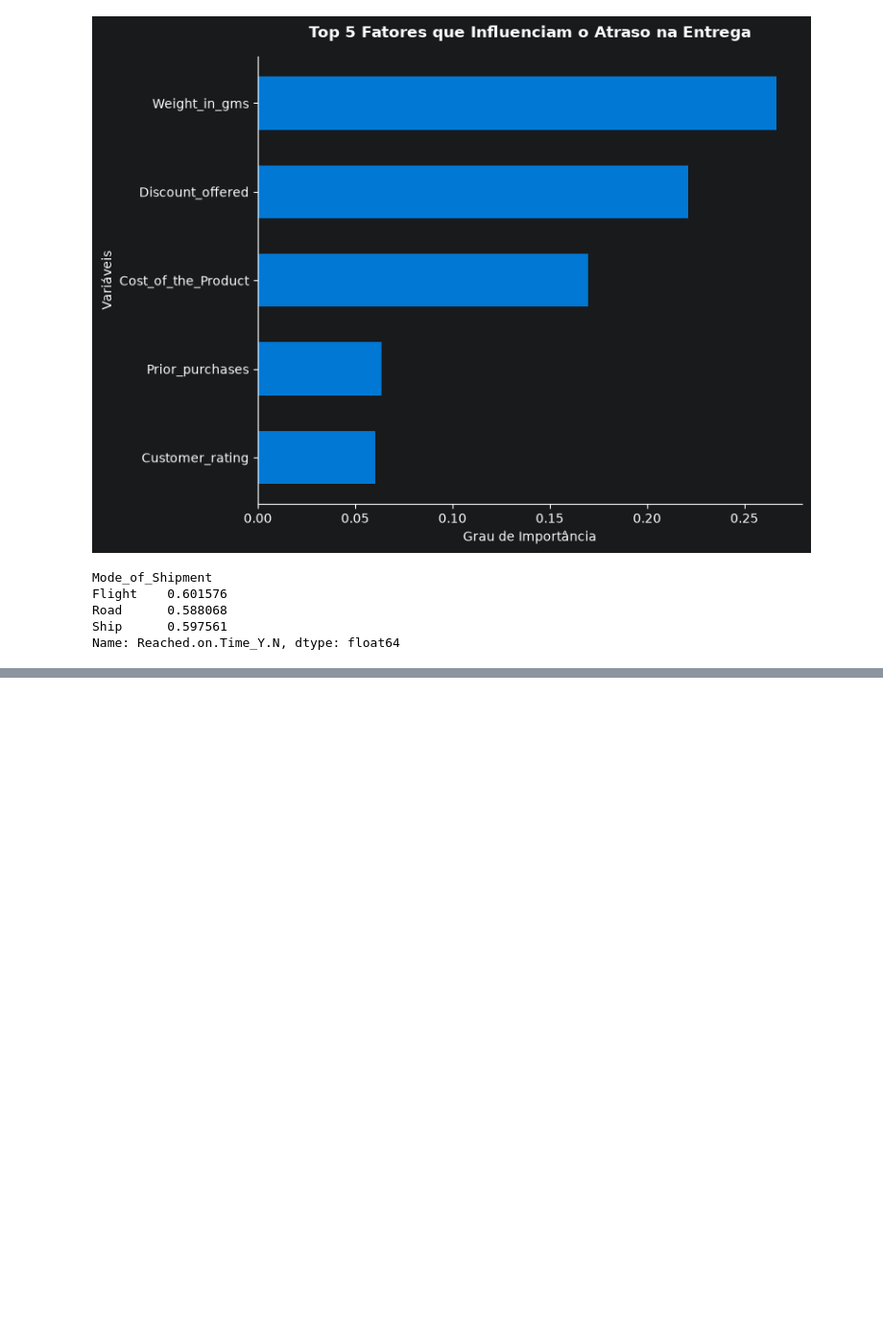
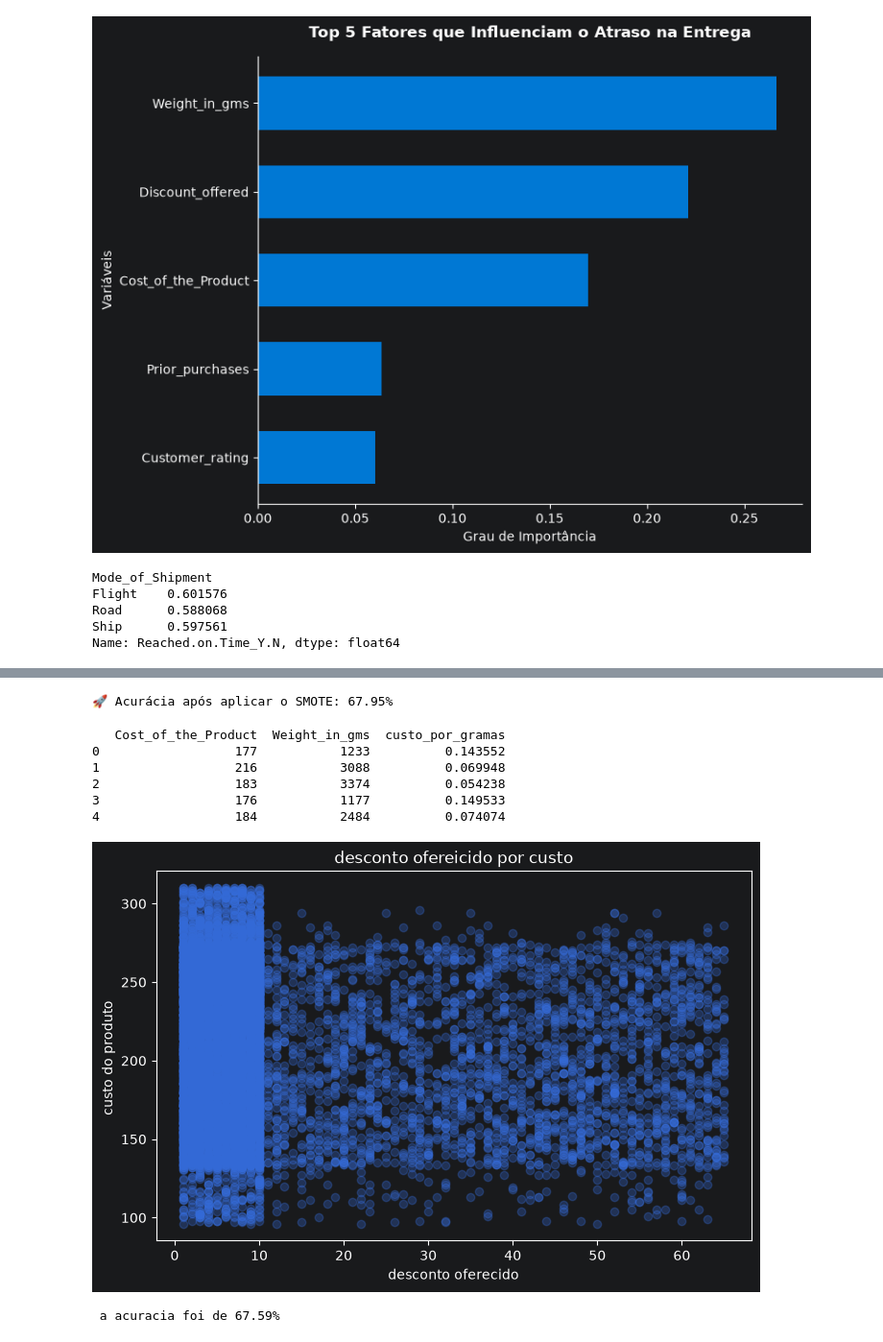
Before and after one commit to matheuspelegrinim-blip/PyCharmMiscProject, a Jupyter notebook: analise.ipynb, the cells around one changed output, grey strips where cells are left out. Shown at 96% size. Cells and saved outputs as stored; diff of their text form; code cells hidden in the pictures; blank space fills up the shorter version.

```diff
--- a/analise.ipynb
+++ b/analise.ipynb
@@ -358,0 +517,50 @@ plt.show()
+# %%
+from imblearn.over_sampling import SMOTE
+
+# 1. Aplicamos o SMOTE apenas nos dados de treino para equilibrar as classes
+smote = SMOTE(random_state=42)
+X_train_smote, y_train_smote = smote.fit_resample(X_train, y_train)
+
+# 2. Treinamos o modelo otimizado com os dados equilibrados
+modelo_otimizado.fit(X_train_smote, y_train_smote)
+
+# 3. Testamos novamente
+previsoes_smote = modelo_otimizado.predict(X_test)
+acuracia = accuracy_score(y_test, previsoes_smote)
+
+print(f'🚀 Acurácia após aplicar o SMOTE: {nova_precisao_smote * 100:.2f}%')
+# %% [output]
+🚀 Acurácia após aplicar o SMOTE: 67.95%
+# %%
+df['custo_por_gramas'] = df['Cost_of_the_Product'] / df["Weight_in_gms"]
+print(df[['Cost_of_the_Product', 'Weight_in_gms', 'custo_por_gramas']].head())
+# %% [output]
+   Cost_of_the_Product  Weight_in_gms  custo_por_gramas
+0                  177           1233          0.143552
+1                  216           3088          0.069948
+2                  183           3374          0.054238
+3                  176           1177          0.149533
+4                  184           2484          0.074074
+# %%
+plt.figure(figsize=(8, 5))
+plt.scatter(
+     df['Discount_offered'], df['Cost_of_the_Product'],
+     alpha = 0.3
+)
+plt.title("desconto ofereicido por custo")
+plt.xlabel('desconto oferecido', fontsize=10)
+plt.ylabel('custo do produto ', fontsize=10)
+plt.show()
+# %% [output]
+[figure, added]
+# %%
+
+modelo_normal = RandomForestClassifier(
+    n_estimators=100, max_depth=12, min_samples_split=10, random_state=42
+)
+modelo_normal.fit(X_train, y_train)
+previsao = modelo_normal.predict(X_test)
+acuracia = accuracy_score(y_test,previsao)
+print(f" a acuracia foi de {previsao * 100:.2f}%")
+# %% [output]
+ a acuracia foi de 67.59%
```
Also changed, not shown: parts of 10 cells of this notebook.
